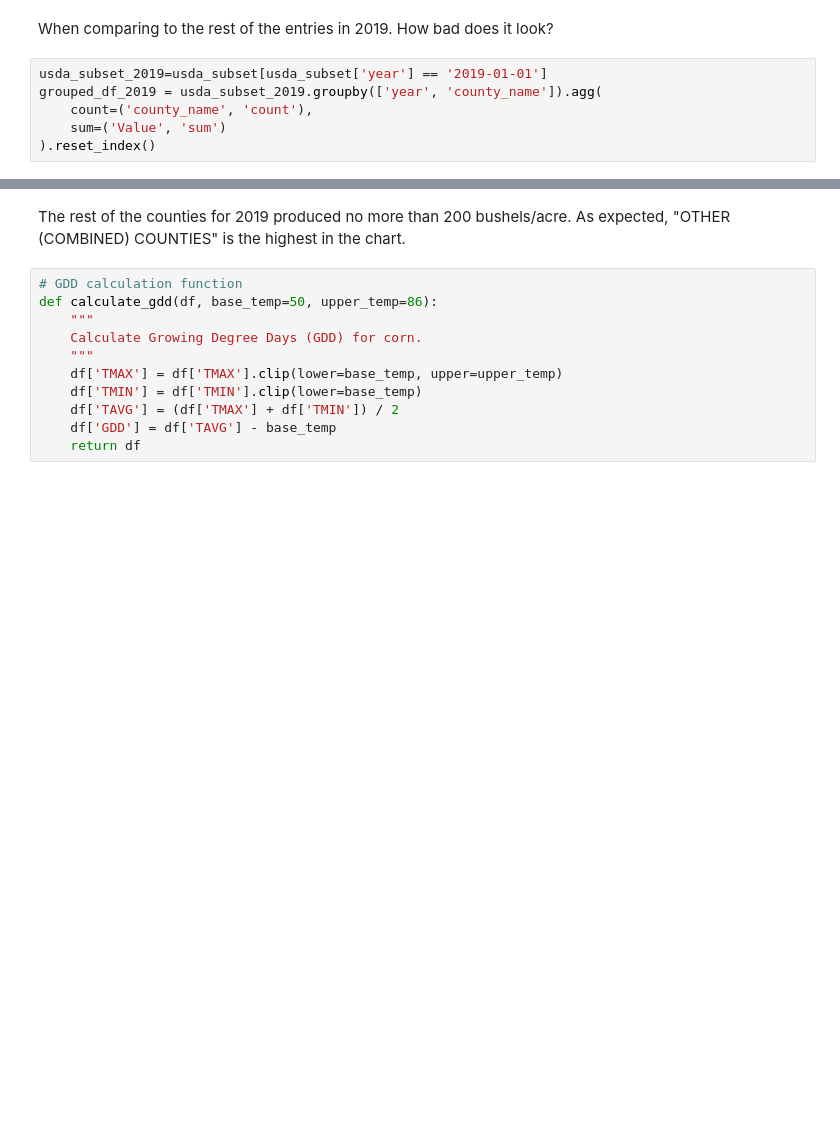
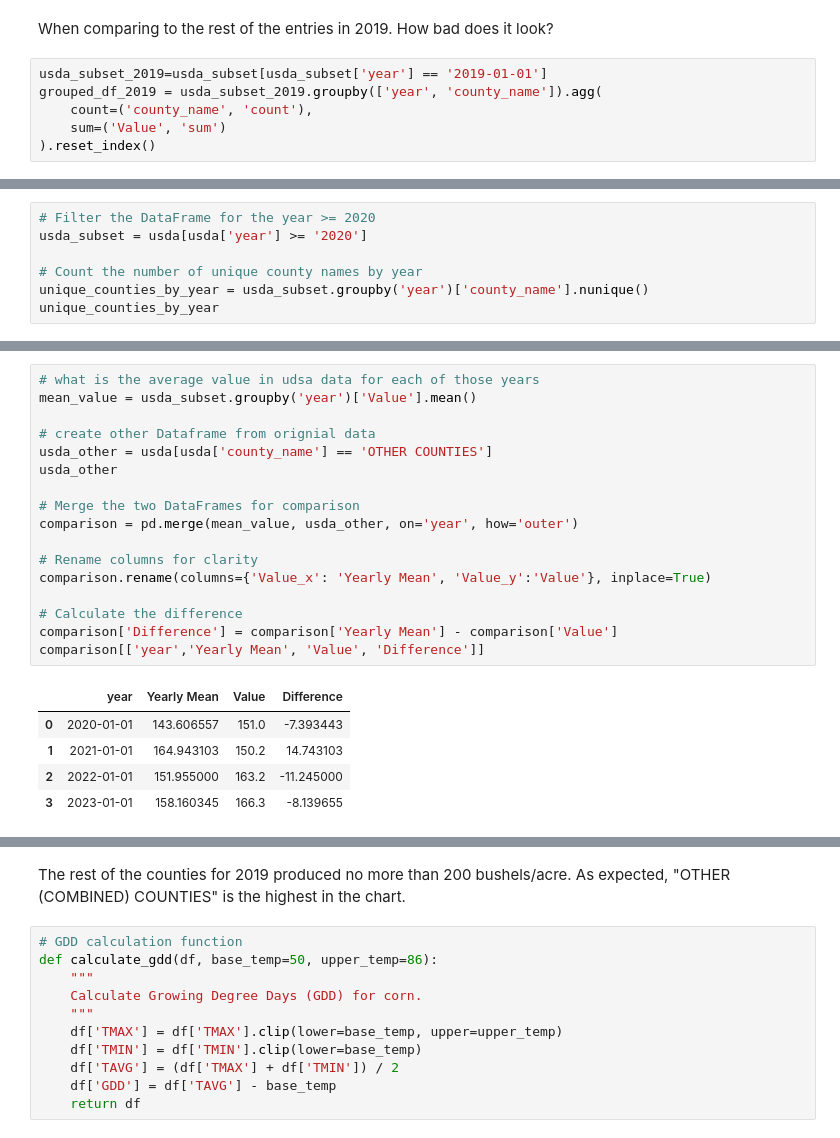
Before and after one commit to matthewchess/Milestone-1, a Jupyter notebook: analysis.ipynb, the cells around one changed output, grey strips where cells are left out. Drawn from its saved outputs; the diff is of its cells as text; blank space fills up the shorter version.

```diff
--- a/analysis.ipynb
+++ b/analysis.ipynb
@@ -224,0 +182,7 @@ plt.show()
+# %%
+# Filter the DataFrame for the year >= 2020
+usda_subset = usda[usda['year'] >= '2020']
+
+# Count the number of unique county names by year
+unique_counties_by_year = usda_subset.groupby('year')['county_name'].nunique()
+unique_counties_by_year
@@ -224,0 +226,23 @@ plt.show()
+# %%
+# what is the average value in udsa data for each of those years
+mean_value = usda_subset.groupby('year')['Value'].mean()
+
+# create other Dataframe from orignial data
+usda_other = usda[usda['county_name'] == 'OTHER COUNTIES']
+usda_other
+
+# Merge the two DataFrames for comparison
+comparison = pd.merge(mean_value, usda_other, on='year', how='outer')
+
+# Rename columns for clarity
+comparison.rename(columns={'Value_x': 'Yearly Mean', 'Value_y':'Value'}, inplace=True)
+
+# Calculate the difference
+comparison['Difference'] = comparison['Yearly Mean'] - comparison['Value']
+comparison[['year','Yearly Mean', 'Value', 'Difference']]
+# %% [output]
+|  | year | Yearly Mean | Value | Difference |
+| 0 | 2020-01-01 | 143.606557 | 151.0 | -7.393443 |
+| 1 | 2021-01-01 | 164.943103 | 150.2 | 14.743103 |
+| 2 | 2022-01-01 | 151.955000 | 163.2 | -11.245000 |
+| 3 | 2023-01-01 | 158.160345 | 166.3 | -8.139655 |
```
Also changed, not shown: parts of 51 cells of this notebook.
